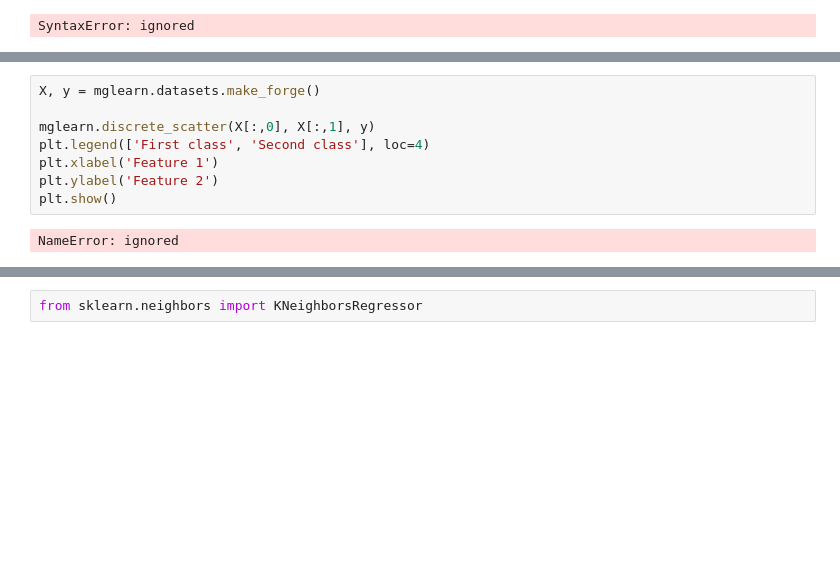
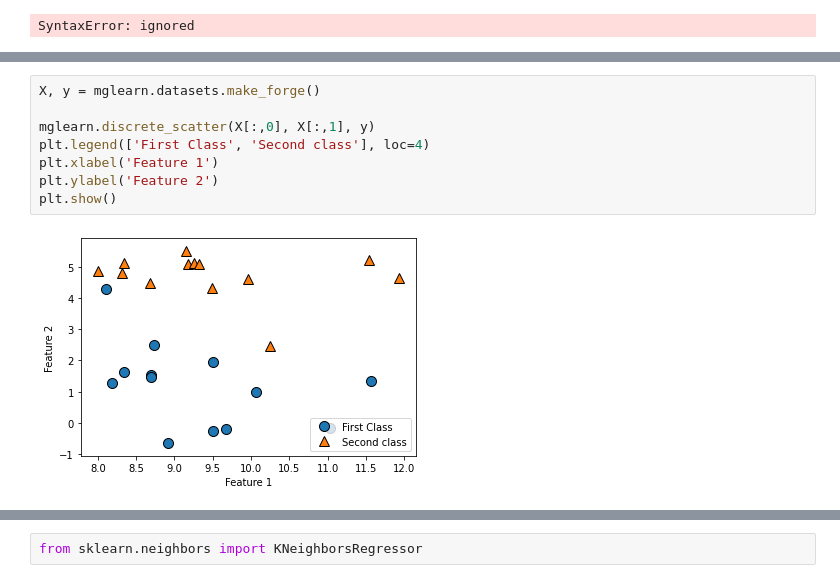
Before and after one commit to 1901277jaehyeok/1901277jaehyeok, a Jupyter notebook: 이재혁7강8강.ipynb, the cells around one changed output, grey strips where cells are left out. Cells and saved outputs as stored; diff of their text form; blank space fills up the shorter version.

```diff
--- a/이재혁7강8강.ipynb
+++ b/이재혁7강8강.ipynb
@@ -257,10 +278,10 @@ NameError: ignored
 # %%
 X, y = mglearn.datasets.make_forge()
 
 mglearn.discrete_scatter(X[:,0], X[:,1], y)
-plt.legend(['First class', 'Second class'], loc=4)
+plt.legend(['First Class', 'Second class'], loc=4)
 plt.xlabel('Feature 1')
 plt.ylabel('Feature 2')
 plt.show()
 # %% [output]
-NameError: ignored
+[figure, added]
```
Also changed, not shown: parts of 46 cells of this notebook.
